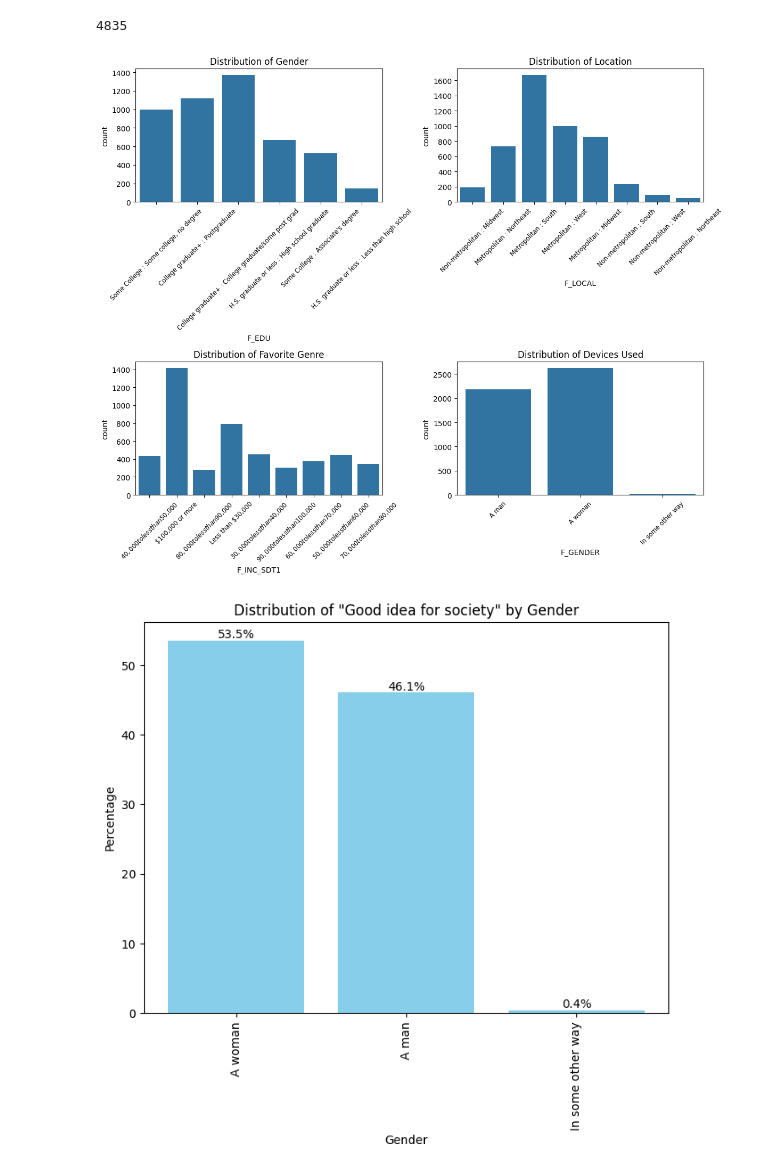
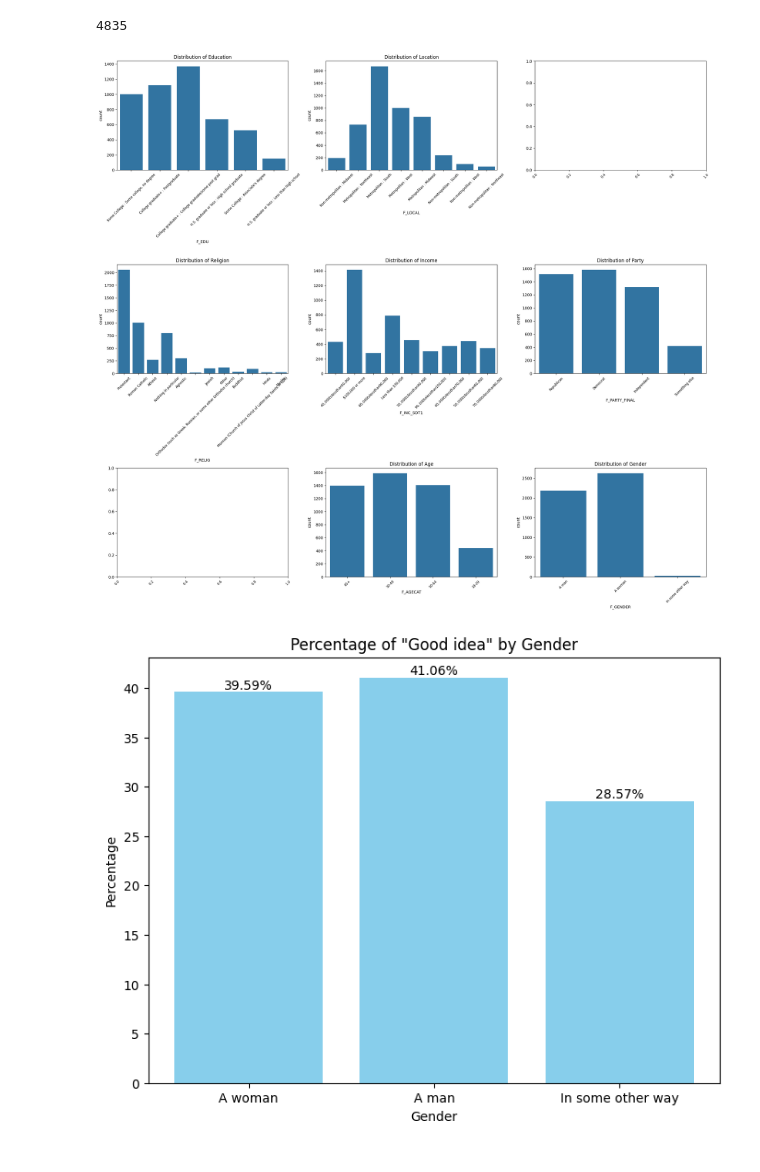
Before and after one commit to Sakiyooo/schulich_data_science, a Jupyter notebook: proposal_mmai5000.ipynb, the cells around one changed output. Drawn from its saved outputs; the diff is of its cells as text; code cells hidden in the pictures.

```diff
--- a/proposal_mmai5000.ipynb
+++ b/proposal_mmai5000.ipynb
@@ -75,44 +75,58 @@ len(clean_df)
 4835
 # %%
 # Bar charts for categorical features
-fig, axes = plt.subplots(2, 2, figsize=(12, 10))
+fig, axes = plt.subplots(3, 3, figsize=(22, 20))
 
-sns.countplot(x='F_EDU', data=clean_df, ax=axes[0, 0]).set_title('Distribution of Gender')
+
+
+sns.countplot(x='F_EDU', data=clean_df, ax=axes[0, 0]).set_title('Distribution of Education')
 sns.countplot(x='F_LOCAL', data=clean_df, ax=axes[0, 1]).set_title('Distribution of Location')
-sns.countplot(x='F_INC_SDT1', data=clean_df, ax=axes[1, 0]).set_title('Distribution of Favorite Genre')
-sns.countplot(x='F_GENDER', data=clean_df, ax=axes[1, 1]).set_title('Distribution of Devices Used')
+sns.countplot(x='F_RELIG', data=clean_df, ax=axes[1, 0]).set_title('Distribution of Religion')
+sns.countplot(x='F_INC_SDT1', data=clean_df, ax=axes[1, 1]).set_title('Distribution of Income')
+sns.countplot(x='F_PARTY_FINAL', data=clean_df, ax=axes[1, 2]).set_title('Distribution of Party')
+sns.countplot(x='F_AGECAT', data=clean_df, ax=axes[2, 1]).set_title('Distribution of Age')
+sns.countplot(x='F_GENDER', data=clean_df, ax=axes[2, 2]).set_title('Distribution of Gender')
 
 
 # Rotate x-axis labels for all subplots
 for ax in axes.flat:
     ax.tick_params(axis='x', labelrotation=45, labelsize='small')
 
 plt.tight_layout()
 plt.show()
 # %% [output]
-[figure, old version]
+[figure, new version]
 # %%
-
+# filter good idea
 good_idea_data = clean_df[clean_df['SMALG2_W99'] == 'Good idea for society']
 
-# number of diff gender
-gender_counts = good_idea_data['F_GENDER'].value_counts(normalize=True) * 100
+# calculate percentage
+gender_counts = clean_df['F_GENDER'].value_counts(normalize=True) * 100
+
+# empty set
+good_idea_percentages = []
+
+# for loop for all
+for gender in gender_counts.index:
+    gender_data = good_idea_data[good_idea_data['F_GENDER'] == gender]
+    good_idea_count = len(gender_data)
+    total_count = len(clean_df[clean_df['F_GENDER'] == gender])
+    good_idea_percentage = (good_idea_count / total_count) * 100
+    good_idea_percentages.append(good_idea_percentage)
 
 # bar chart
 plt.figure(figsize=(8, 6))
-bars = plt.bar(gender_counts.index, gender_counts.values, color='skyblue')
+plt.bar(gender_counts.index, good_idea_percentages, color='skyblue')
 
-# percentage
-for bar in bars:
-    height = bar.get_height()
-    plt.text(bar.get_x() + bar.get_width() / 2, height, f'{height:.1f}%', ha='center', va='bottom')
+# show percentage
+for i in range(len(gender_counts)):
+    plt.text(i, good_idea_percentages[i], f'{good_idea_percentages[i]:.2f}%', ha='center', va='bottom')
 
-
-plt.title('Distribution of "Good idea for society" by Gender')
+plt.title('Percentage of "Good idea" by Gender')
 plt.xlabel('Gender')
 plt.ylabel('Percentage')
-plt.xticks(rotation=90)
+plt.xticks(rotation=0)
 plt.show()
 # %% [output]
-[figure, old version]
+[figure, new version]
 # %%
```
Also changed, not shown: parts of 6 cells of this notebook.
